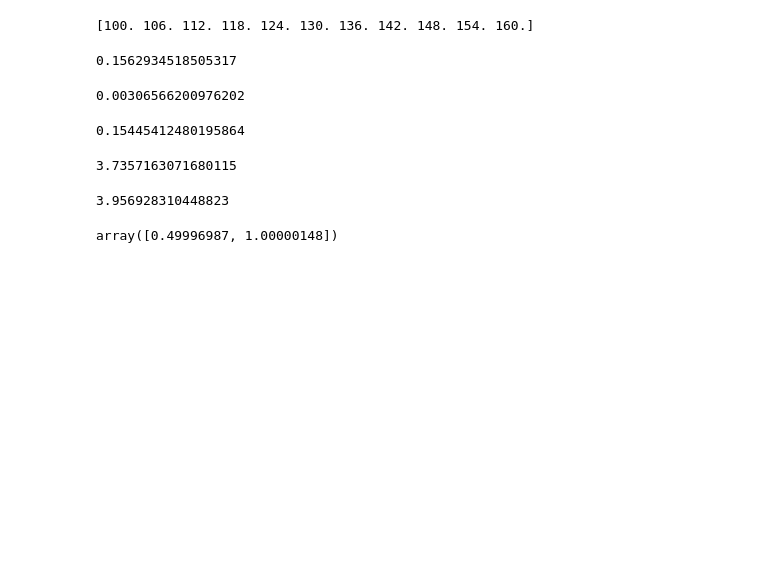
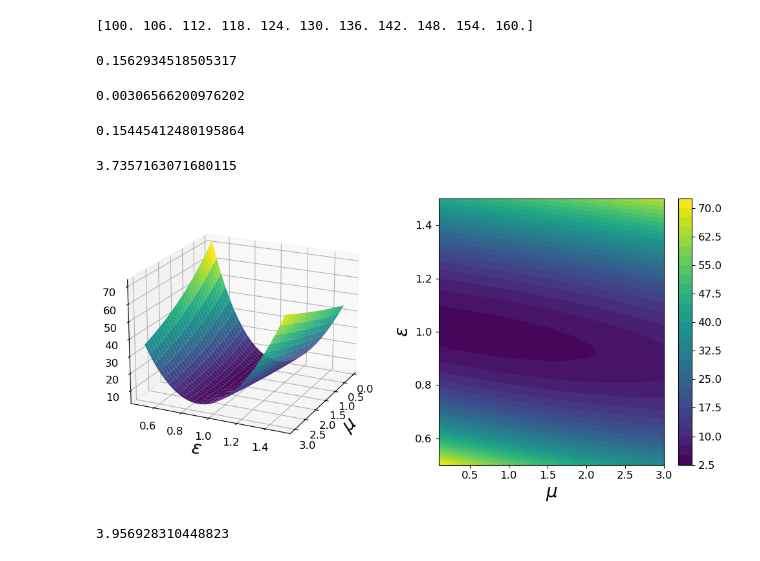
Before and after one commit to asegura4488/StatsHEP, a Jupyter notebook: Systematic/ProfileLikelihood/Significance.ipynb, the cells around one changed output. Drawn from its saved outputs; the diff is of its cells as text; code cells hidden in the pictures; blank space fills up the shorter version.

```diff
--- a/Systematic/ProfileLikelihood/Significance.ipynb
+++ b/Systematic/ProfileLikelihood/Significance.ipynb
@@ -130,6 +128,41 @@ def GetJointLikelihood(p,sigma,n,b,s):
 GetJointLikelihood(np.array([0.4,1.]),0.1,n,b,s)
 # %% [output]
 3.7357163071680115
+# %%
+mu = np.linspace(0.1,3,30)
+e = np.linspace(0.5,1.5,30)
+Mu,E = np.meshgrid(mu,e)
+Surface = np.zeros_like(Mu)
+# Background error
+sigma = 0.1
+
+for i in range(len(mu)):
+    for j in range(len(e)):
+        like = GetJointLikelihood(np.array([mu[i],e[j]]),sigma,n,b,s)
+        Surface[i,j] = like
+# %%
+fig = plt.figure(figsize=(10,5))
+ax = fig.add_subplot(1,2,1, projection='3d', elev = 20, azim = 25)
+ax.plot_surface(Mu,E,Surface.T, cmap='viridis')
+ax1 = fig.add_subplot(1,2,2)
+c = ax1.contourf(Mu,E,Surface.T,30,cmap='viridis')
+fig.colorbar(c,ax=ax1)
+
+ax.set_xlabel(r'$\mu$')
+ax.set_ylabel(r'$\epsilon$')
+
+ax1.set_xlabel(r'$\mu$')
+ax1.set_ylabel(r'$\epsilon$')
+
+# Ajustar los márgenes automáticamente
+plt.tight_layout()
+
+#Legend
+#ax.legend(loc='upper right',bbox_to_anchor=(1,1),ncol=1,title='')
+#
+plt.savefig('ProfileLikeRatio.pdf')
+# %% [output]
+[figure, added]
 # %%
 def GetJointLikelihoodNuissance(p,mu,sigma,n,b,s):
 
@@ -162,9 +195,3 @@ def GetDoubleHat(mu,sigma,n,b,s):
     Doublehat = result.x[0]
 
     return Doublehat
-# %%
-mu = 2.5
-sigma = 0.1
-GetHat(n,b,s,sigma)
-# %% [output]
-array([0.49996987, 1.00000148])
```
Also changed, not shown: parts of 27 cells of this notebook.
